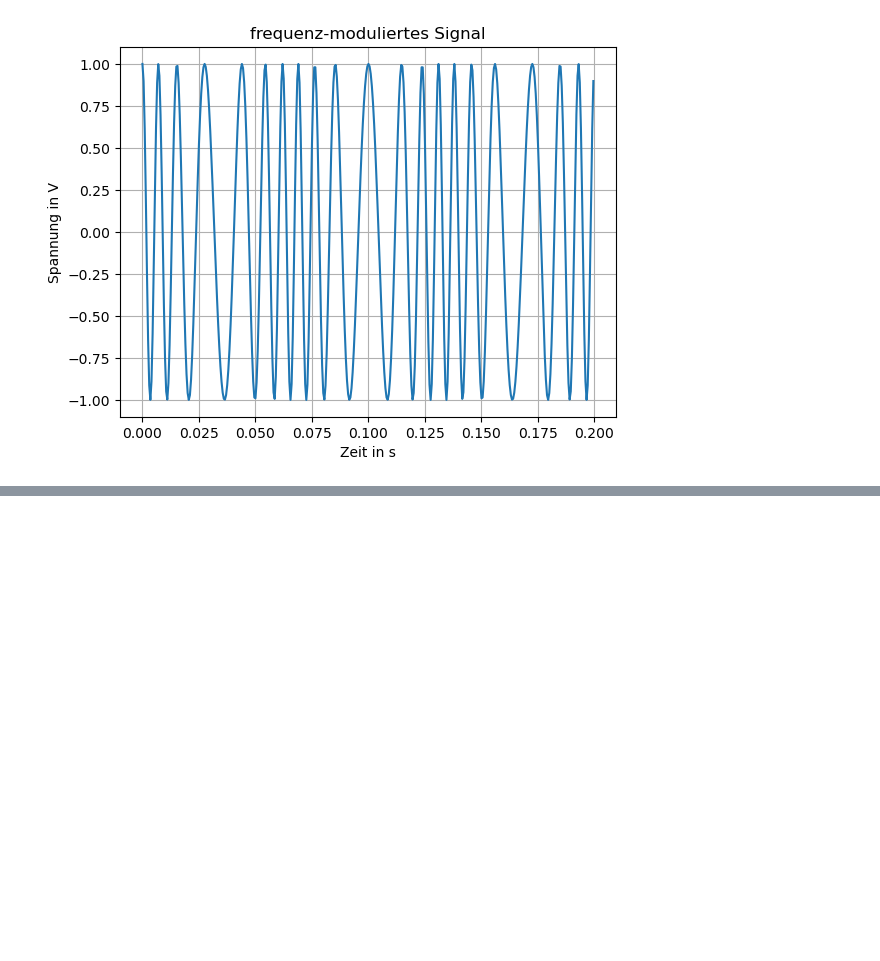
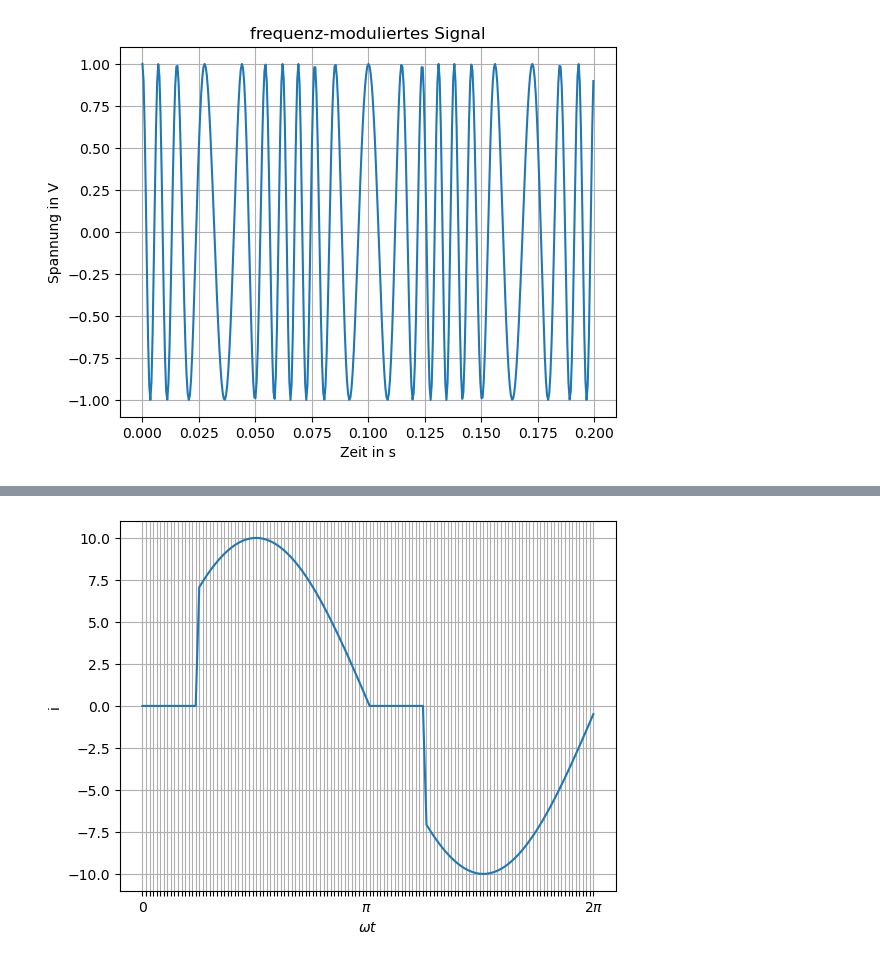
Before and after one commit to mimeiners/gel2, a Jupyter notebook: Tutorium/2_Periodische-Signale.ipynb, the cells around one changed output, grey strips where cells are left out. Cells and saved outputs as stored; diff of their text form; code cells hidden in the pictures; blank space fills up the shorter version.

```diff
--- a/Tutorium/2_Periodische-Signale.ipynb
+++ b/Tutorium/2_Periodische-Signale.ipynb
@@ -177,0 +281,27 @@ $$X_{eff} = \sqrt{X_o^2 + X_{eff\sim}}$$
+# %%
+import numpy as np
+import matplotlib.pyplot as plt
+
+omega_t = np.arange(0,2*np.pi,np.pi/(2**6))
+i = 10 * np.sin(omega_t)
+
+alpha = np.pi/4
+
+for a in range(len(i)):
+    if omega_t[a] < alpha or (omega_t[a] > np.pi and omega_t[a] < np.pi+alpha):
+        i[a] = 0
+
+list_ticks = [None]*128
+list_ticks[0] = '0'
+list_ticks[63] = '$\pi$'
+list_ticks[127] = '$2\pi$'
+
+plt.figure()
+plt.plot(omega_t, i)
+plt.xlabel('$\omega t$')
+plt.ylabel('i')
+#plt.xticks([0,63,127],['0','$\pi$','2$\pi$'])
+plt.xticks(omega_t,list_ticks)
+plt.grid(True)
+# %% [output]
+[figure, added]
```
Also changed, not shown: parts of 15 cells of this notebook, 3 other files.
